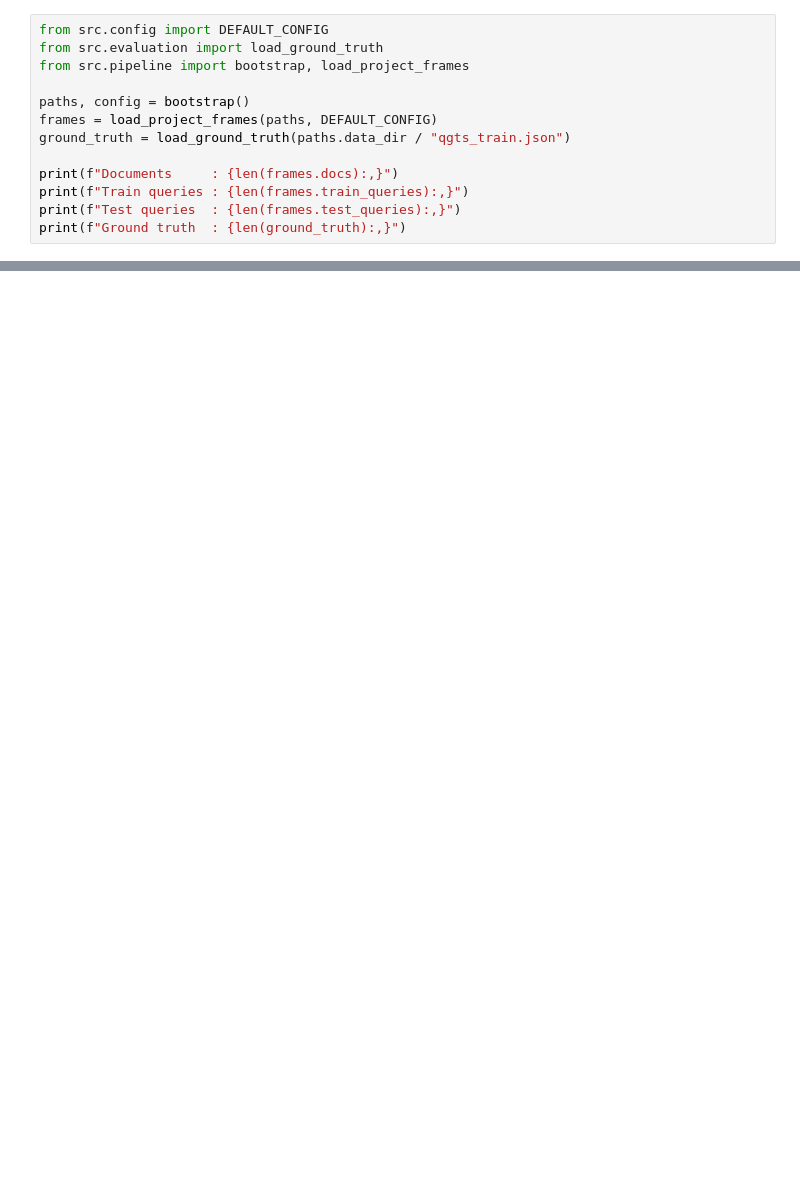
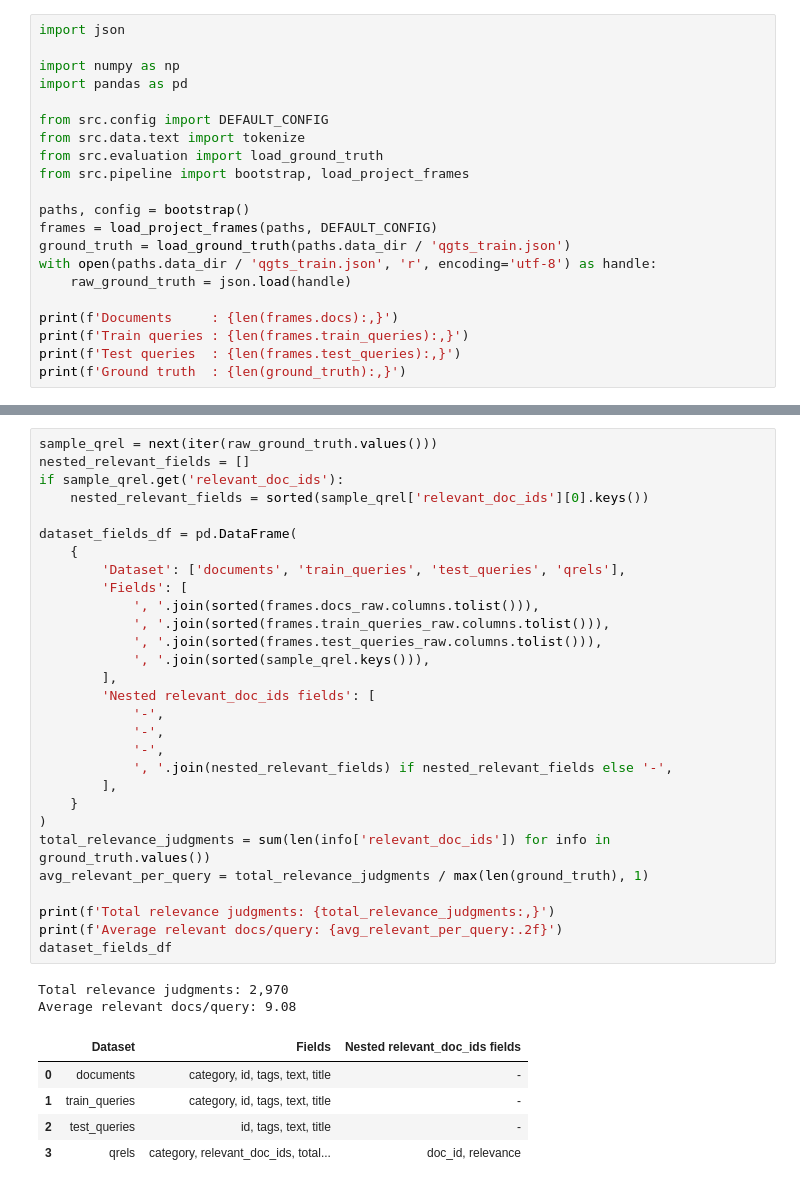
Before and after one commit to sorooshaghaei/retrieval_project, a Jupyter notebook: notebooks/data-analysis.ipynb, the cells around one changed output, grey strips where cells are left out. Drawn from its saved outputs; the diff is of its cells as text; blank space fills up the shorter version.

```diff
--- a/notebooks/data-analysis.ipynb
+++ b/notebooks/data-analysis.ipynb
@@ -56,13 +61,21 @@ print(f'Project root    : {project_root}')
 # %%
+import json
+
+import numpy as np
+import pandas as pd
+
 from src.config import DEFAULT_CONFIG
+from src.data.text import tokenize
 from src.evaluation import load_ground_truth
 from src.pipeline import bootstrap, load_project_frames
 
 paths, config = bootstrap()
 frames = load_project_frames(paths, DEFAULT_CONFIG)
-ground_truth = load_ground_truth(paths.data_dir / "qgts_train.json")
+ground_truth = load_ground_truth(paths.data_dir / 'qgts_train.json')
+with open(paths.data_dir / 'qgts_train.json', 'r', encoding='utf-8') as handle:
+    raw_ground_truth = json.load(handle)
 
-print(f"Documents     : {len(frames.docs):,}")
-print(f"Train queries : {len(frames.train_queries):,}")
-print(f"Test queries  : {len(frames.test_queries):,}")
-print(f"Ground truth  : {len(ground_truth):,}")
+print(f'Documents     : {len(frames.docs):,}')
+print(f'Train queries : {len(frames.train_queries):,}')
+print(f'Test queries  : {len(frames.test_queries):,}')
+print(f'Ground truth  : {len(ground_truth):,}')
@@ -69 +89,38 @@ print(f"Ground truth  : {len(ground_truth):,}")
+# %%
+sample_qrel = next(iter(raw_ground_truth.values()))
+nested_relevant_fields = []
+if sample_qrel.get('relevant_doc_ids'):
+    nested_relevant_fields = sorted(sample_qrel['relevant_doc_ids'][0].keys())
+
+dataset_fields_df = pd.DataFrame(
+    {
+        'Dataset': ['documents', 'train_queries', 'test_queries', 'qrels'],
+        'Fields': [
+            ', '.join(sorted(frames.docs_raw.columns.tolist())),
+            ', '.join(sorted(frames.train_queries_raw.columns.tolist())),
+            ', '.join(sorted(frames.test_queries_raw.columns.tolist())),
+            ', '.join(sorted(sample_qrel.keys())),
+        ],
+        'Nested relevant_doc_ids fields': [
+            '-',
+            '-',
+            '-',
+            ', '.join(nested_relevant_fields) if nested_relevant_fields else '-',
+        ],
+    }
+)
+total_relevance_judgments = sum(len(info['relevant_doc_ids']) for info in ground_truth.values())
+avg_relevant_per_query = total_relevance_judgments / max(len(ground_truth), 1)
+
+print(f'Total relevance judgments: {total_relevance_judgments:,}')
+print(f'Average relevant docs/query: {avg_relevant_per_query:.2f}')
+dataset_fields_df
+# %% [output]
+Total relevance judgments: 2,970
+Average relevant docs/query: 9.08
+|  | Dataset | Fields | Nested relevant_doc_ids fields |
+| 0 | documents | category, id, tags, text, title | - |
+| 1 | train_queries | category, id, tags, text, title | - |
+| 2 | test_queries | id, tags, text, title | - |
+| 3 | qrels | category, relevant_doc_ids, total... | doc_id, relevance |
 # %% [markdown]
```
Also changed, not shown: parts of 17 cells of this notebook, 13 other files.
